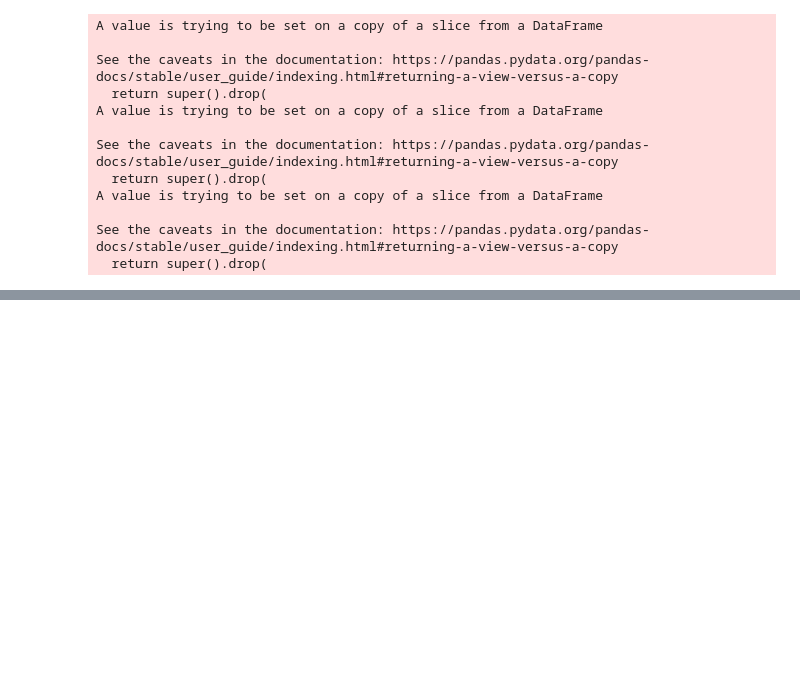
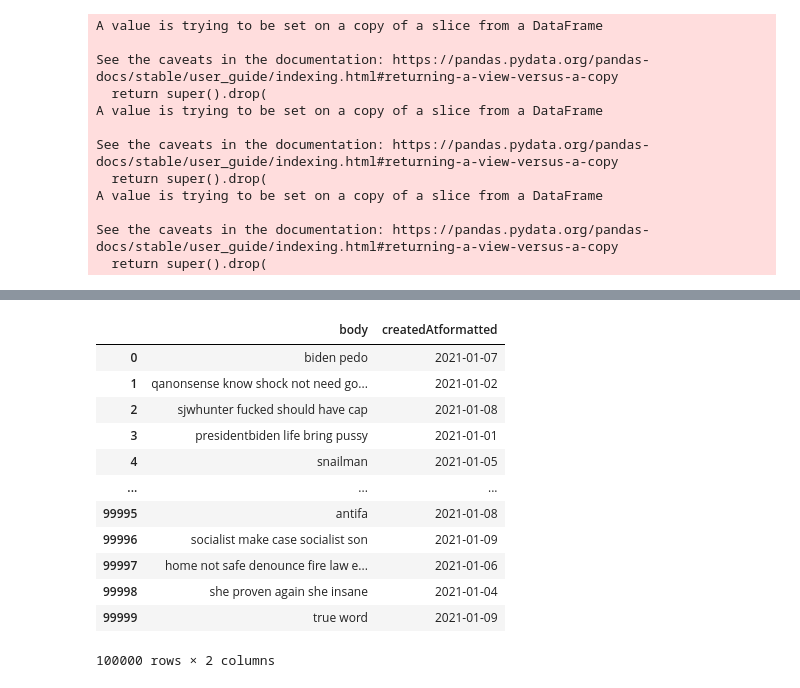
Before and after one commit to andreea-bodea/bachelors-thesis, a Jupyter notebook: Trial_And_Error.ipynb, the cells around one changed output, grey strips where cells are left out. Saved outputs shown, nothing was run; the diff lists cells and outputs as text; code cells hidden in the pictures; blank space fills up the shorter version.

```diff
--- a/Trial_And_Error.ipynb
+++ b/Trial_And_Error.ipynb
@@ -458,3 +458,17 @@ parler_df = pd.read_csv('parler_df_1.csv')
 # %%
 # https://medium.com/analytics-vidhya/colab-and-google-sheets-surprisingly-powerful-combination-for-data-science-part-1-bbbb11cbd8e
 # https://colab.research.google.com/notebooks/io.ipynb#scrollTo=J4QxBareshEV
+# %%
+import pandas as pd
+
+parler_df_030_jan = pd.read_csv('C:\\Users\\cosmi\\Desktop\\ANDREEA\\bachelors-thesis\\parler_df_030_dates_jan.csv')
+print(parler_df_030_jan)
+
+parler_df_031_jan = pd.read_csv('C:\\Users\\cosmi\\Desktop\\ANDREEA\\bachelors-thesis\\parler_df_031_dates_jan.csv')
+print(parler_df_031_jan)
+
+parler_df_040_jan = pd.read_csv('C:\\Users\\cosmi\\Desktop\\ANDREEA\\bachelors-thesis\\parler_df_040_dates_jan.csv')
+print(parler_df_040_jan)
+
+parler_df_041_jan = pd.read_csv('C:\\Users\\cosmi\\Desktop\\ANDREEA\\bachelors-thesis\\parler_df_041_dates_jan.csv')
+print(parler_df_041_jan)
@@ -460,0 +493,12 @@ parler_df = pd.read_csv('parler_df_1.csv')
+# %%
+parler_df_030_jan = parler_df_030_jan[0:25000]
+print(parler_df_030_jan)
+
+parler_df_031_jan = parler_df_031_jan[0:25000]
+print(parler_df_031_jan)
+
+parler_df_040_jan = parler_df_040_jan[0:25000]
+print(parler_df_040_jan)
+
+parler_df_041_jan = parler_df_041_jan[0:25000]
+print(parler_df_041_jan)
@@ -460,0 +523,17 @@ parler_df = pd.read_csv('parler_df_1.csv')
+# %%
+parler_df_jan_100000 = pd.concat([parler_df_030_jan, parler_df_031_jan, parler_df_040_jan, parler_df_041_jan], ignore_index=True)
+parler_df_jan_100000
+# %% [output]
+|  | body | createdAtformatted |
+| 0 | biden pedo | 2021-01-07 |
+| 1 | qanonsense know shock not need go... | 2021-01-02 |
+| 2 | sjwhunter fucked should have cap | 2021-01-08 |
+| 3 | presidentbiden life bring pussy | 2021-01-01 |
+| 4 | snailman | 2021-01-05 |
+| ... | ... | ... |
+| 99995 | antifa | 2021-01-08 |
+| 99996 | socialist make case socialist son | 2021-01-09 |
+| 99997 | home not safe denounce fire law e... | 2021-01-06 |
+| 99998 | she proven again she insane | 2021-01-04 |
+| 99999 | true word | 2021-01-09 |
+100000 rows × 2 columns
```
Also changed, not shown: parts of 10 cells of this notebook, 1 other file.
